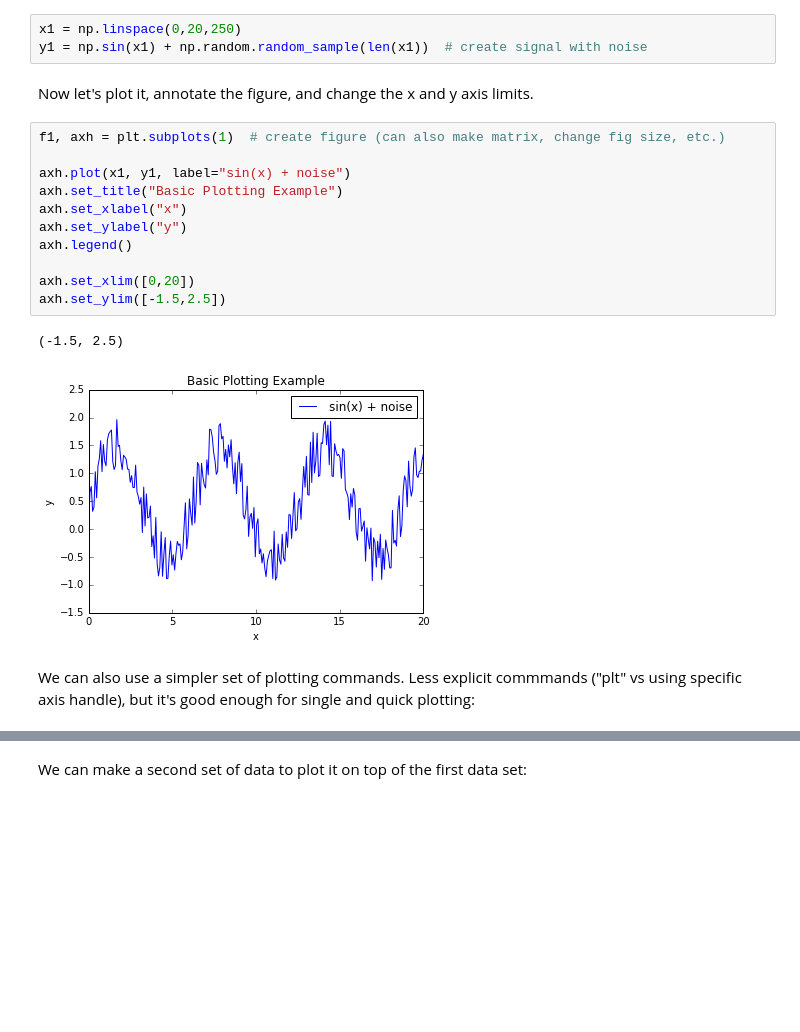
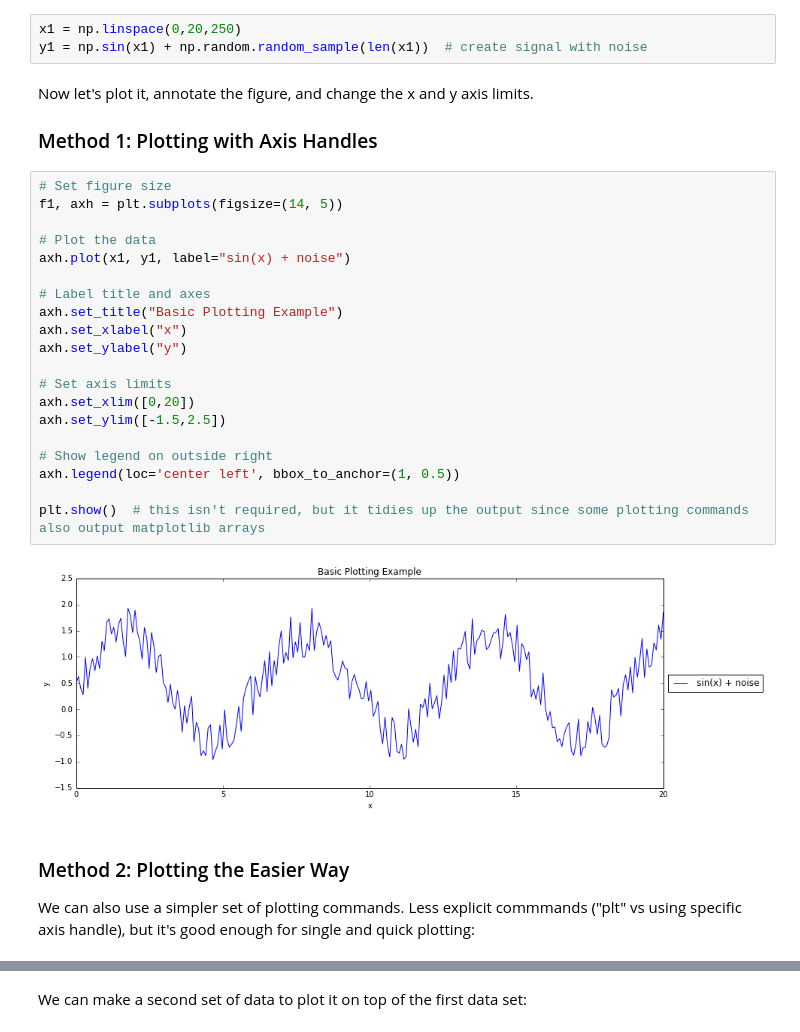
Before and after one commit to justinmklam/python-resources, a Jupyter notebook: [REF] Basic Plotting Examples.ipynb, the cells around one changed output, grey strips where cells are left out. Saved outputs shown, nothing was run; the diff lists cells and outputs as text; blank space fills up the shorter version.

Commit message:
Added details to simple plotting with two different methods with pyplot

```diff
--- a/[REF] Basic Plotting Examples.ipynb
+++ b/[REF] Basic Plotting Examples.ipynb
@@ -26,20 +26,31 @@ x1 = np.linspace(0,20,250)
 y1 = np.sin(x1) + np.random.random_sample(len(x1))  # create signal with noise
 # %% [markdown]
 Now let's plot it, annotate the figure, and change the x and y axis limits.
+
+### Method 1: Plotting with Axis Handles
 # %%
-f1, axh = plt.subplots(1)  # create figure (can also make matrix, change fig size, etc.)
+# Set figure size
+f1, axh = plt.subplots(figsize=(14, 5))
 
+# Plot the data
 axh.plot(x1, y1, label="sin(x) + noise")
+
+# Label title and axes
 axh.set_title("Basic Plotting Example")
 axh.set_xlabel("x")
 axh.set_ylabel("y")
-axh.legend()
 
+# Set axis limits
 axh.set_xlim([0,20])
 axh.set_ylim([-1.5,2.5])
+
+# Show legend on outside right
+axh.legend(loc='center left', bbox_to_anchor=(1, 0.5))
+
+plt.show()  # this isn't required, but it tidies up the output since some plotting commands also output matplotlib arrays
 # %% [output]
-(-1.5, 2.5)
-[figure, old version]
+[figure, new version]
 # %% [markdown]
+### Method 2: Plotting the Easier Way
 We can also use a simpler set of plotting commands. Less explicit commmands ("plt" vs using specific axis handle), but it's good enough for single and quick plotting:
 # %%
```
Also changed, not shown: parts of 3 cells of this notebook.
